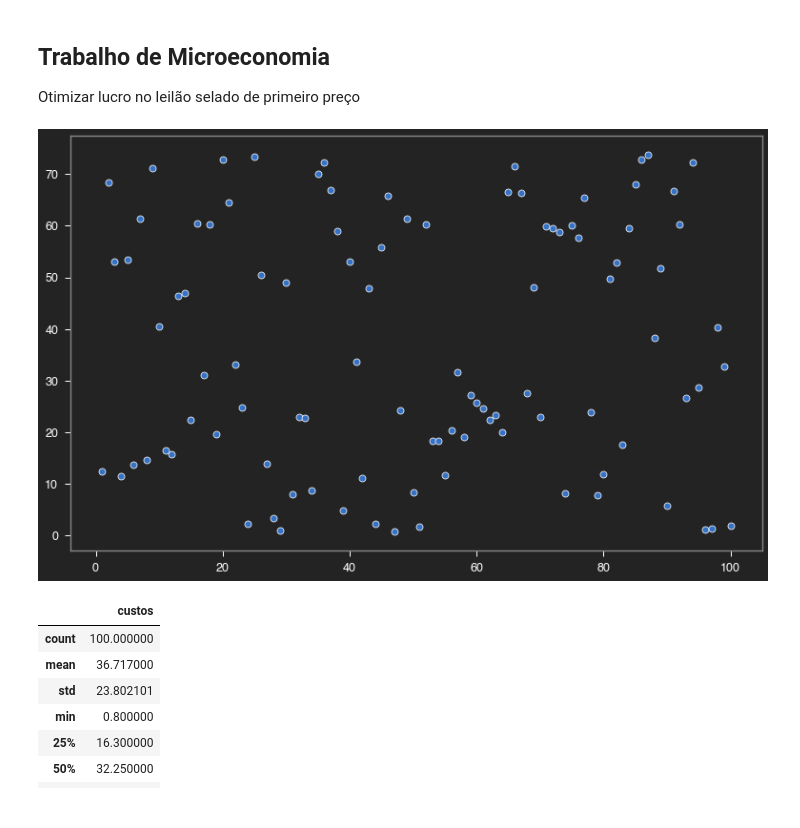
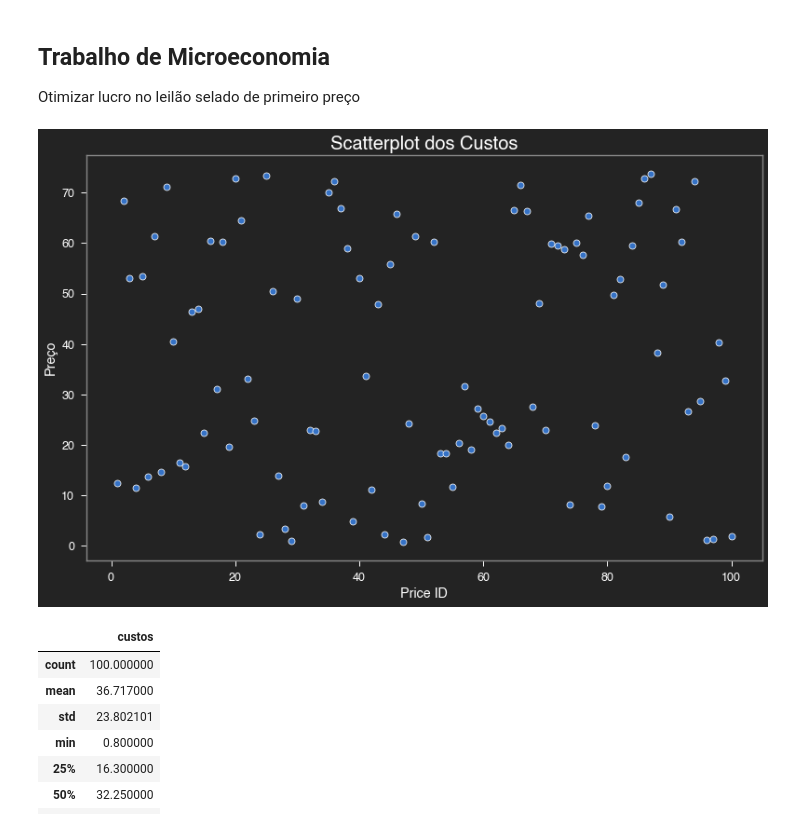
Before and after one commit to danielnrocha/Competicao_de_Leilao_Simulado, a Jupyter notebook: Trabalho de Microeconomia.ipynb, the cells around one changed output. Drawn from its saved outputs; the diff is of its cells as text; code cells hidden in the pictures.

```diff
--- a/Trabalho de Microeconomia.ipynb
+++ b/Trabalho de Microeconomia.ipynb
@@ -28,9 +27,12 @@ cmap = palettable.scientific.sequential.LaJolla_5.hex_colors
 # %%
 custos = pd.read_excel('/Users/pedrocerbino/Downloads/custos_g7.xlsx',index_col=0)
 # %%
-sns.scatterplot(x=list(range(1,101)),y=custos.custos.values);
+sns.scatterplot(x=list(range(1,101)),y=custos.custos.values)
+plt.title('Scatterplot dos Custos')
+plt.xlabel('Price ID')
+plt.ylabel('Preço');
 # %% [output]
-[figure, old version]
+[figure, new version]
 # %%
 custos.describe()
 # %% [output]
```
Also changed, not shown: parts of 16 cells of this notebook, 4 other files.
